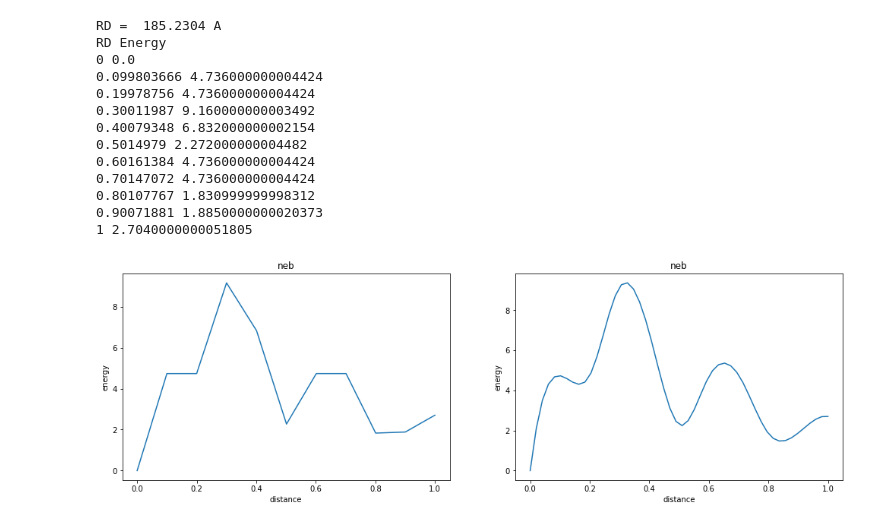
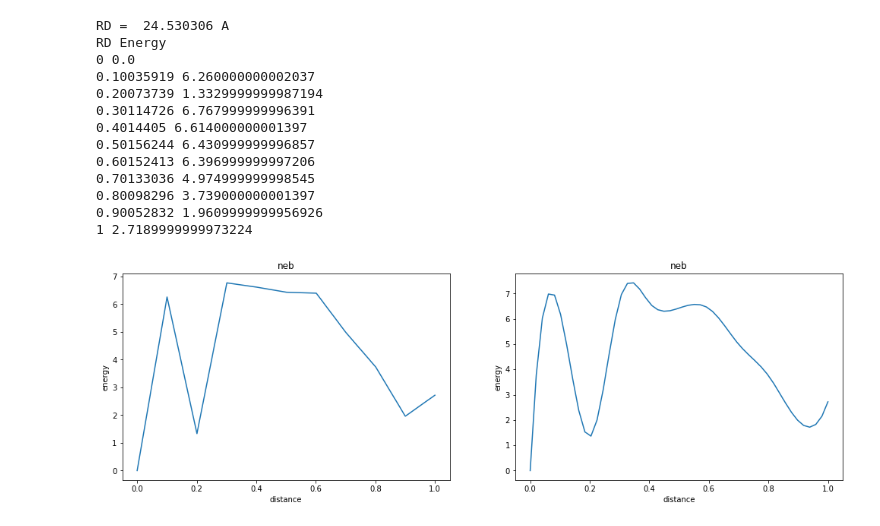
Before and after one commit to YuanshuoZhangDE/Python, a Jupyter notebook: Jupyter/Lammps Data Analysis/neb绘图.ipynb, the cells around one changed output. Cells and saved outputs as stored; diff of their text form; code cells hidden in the pictures.

```diff
--- a/Jupyter/Lammps Data Analysis/neb绘图.ipynb
+++ b/Jupyter/Lammps Data Analysis/neb绘图.ipynb
@@ -88,29 +59,29 @@ RD Energy
-# %%
-# Mn6 neb 1.0e-9 1.0e-4
-neb([185.2304,
-     0,   -51793.508,
-     0.099803666,   -51788.772,
-     0.19978756,   -51788.772,
-     0.30011987,   -51784.348,
-     0.40079348,   -51786.676,
-     0.5014979,   -51791.236,
-     0.60161384,   -51788.772,
-     0.70147072,   -51788.772,
-     0.80107767,   -51791.677,
-     0.90071881,   -51791.623,
-     1,   -51790.804])
-# %% [output]
-RD =  185.2304 A
-RD Energy
-0 0.0
-0.099803666 4.736000000004424
-0.19978756 4.736000000004424
-0.30011987 9.160000000003492
-0.40079348 6.832000000002154
-0.5014979 2.272000000004482
-0.60161384 4.736000000004424
-0.70147072 4.736000000004424
-0.80107767 1.830999999998312
-0.90071881 1.8850000000020373
-1 2.7040000000051805
-[figure, removed]
+# %%
+# Mn5 neb 1.0e-9 1.0e-4
+neb([24.530306,
+     0,   -51815.903,
+     0.10035919,   -51809.643,
+     0.20073739,    -51814.57,
+     0.30114726,   -51809.135,
+     0.4014405,   -51809.289,
+     0.50156244,   -51809.472,
+     0.60152413,   -51809.506,
+     0.70133036,   -51810.928,
+     0.80098296,   -51812.164,
+     0.90052832,   -51813.942,
+     1,   -51813.184 ])
+# %% [output]
+RD =  24.530306 A
+RD Energy
+0 0.0
+0.10035919 6.260000000002037
+0.20073739 1.3329999999987194
+0.30114726 6.767999999996391
+0.4014405 6.614000000001397
+0.50156244 6.430999999996857
+0.60152413 6.396999999997206
+0.70133036 4.974999999998545
+0.80098296 3.739000000001397
+0.90052832 1.9609999999956926
+1 2.7189999999973224
+[figure, added]
```
Also changed, not shown: parts of 2 cells of this notebook, 7 other files.
